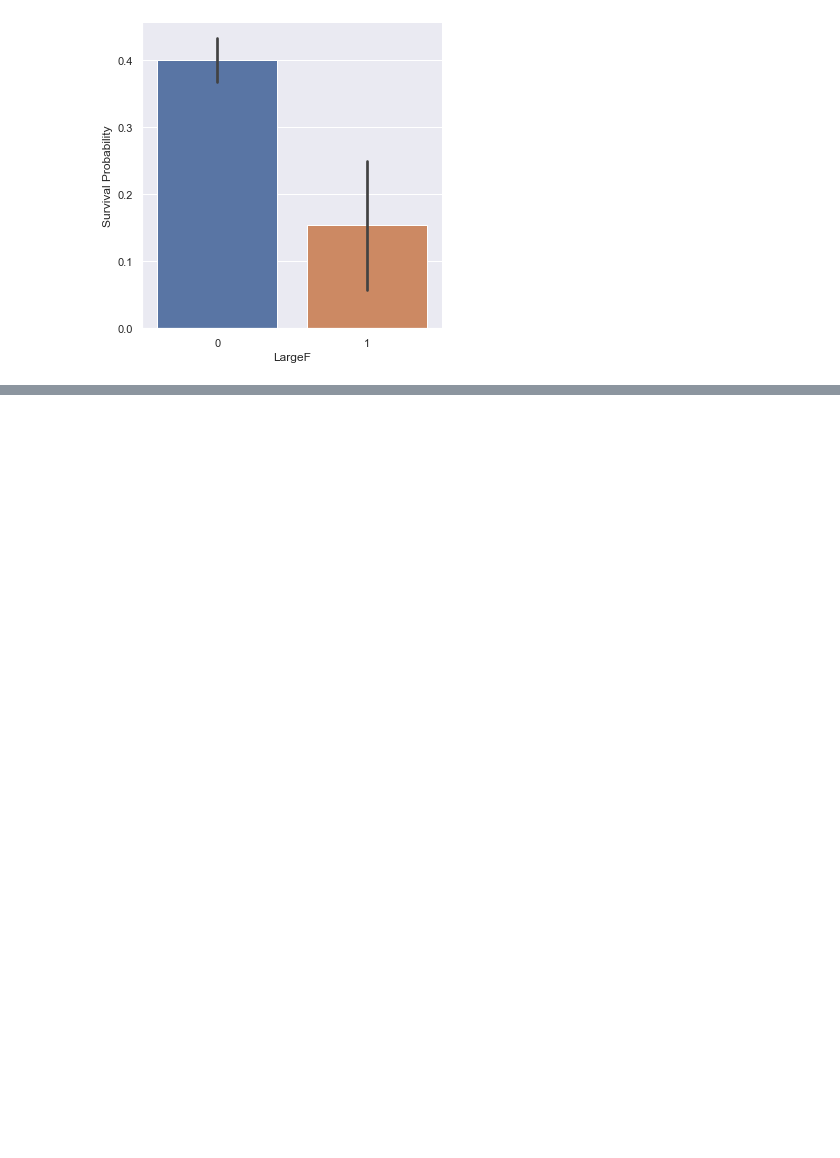
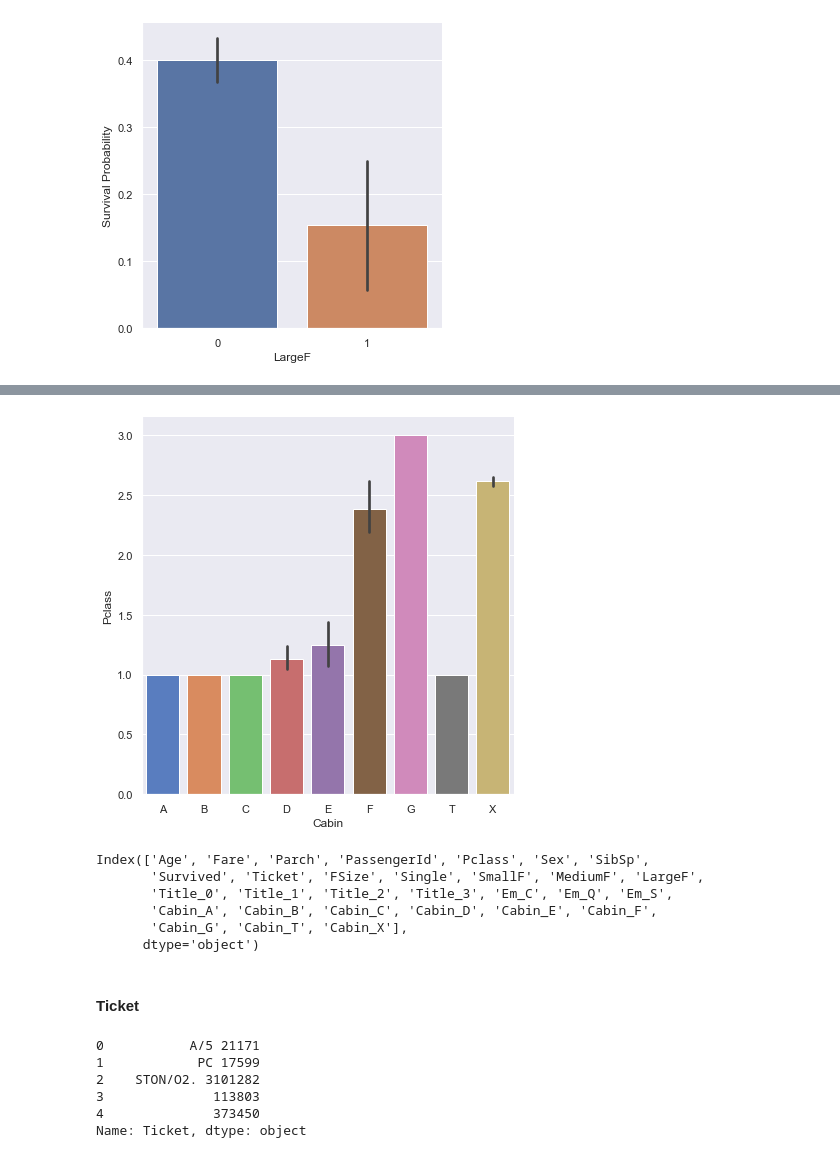
Before and after one commit to pksvv/25Jensemble, a Jupyter notebook: Titanic-Ensemble.ipynb, the cells around one changed output, grey strips where cells are left out. Cells and saved outputs as stored; diff of their text form; code cells hidden in the pictures; blank space fills up the shorter version.

```diff
--- a/Titanic-Ensemble.ipynb
+++ b/Titanic-Ensemble.ipynb
@@ -508,0 +592,4 @@ g = g.set_ylabels('Survival Probability')
+# %%
+g = sns.factorplot(x='Cabin',y='Pclass',data=df,kind='bar',size=6,palette='muted',order='A B C D E F G T X'.split())
+# %% [output]
+[figure, added]
@@ -508,0 +598,20 @@ g = g.set_ylabels('Survival Probability')
+# %%
+df.columns
+# %% [output]
+Index(['Age', 'Fare', 'Parch', 'PassengerId', 'Pclass', 'Sex', 'SibSp',
+       'Survived', 'Ticket', 'FSize', 'Single', 'SmallF', 'MediumF', 'LargeF',
+       'Title_0', 'Title_1', 'Title_2', 'Title_3', 'Em_C', 'Em_Q', 'Em_S',
+       'Cabin_A', 'Cabin_B', 'Cabin_C', 'Cabin_D', 'Cabin_E', 'Cabin_F',
+       'Cabin_G', 'Cabin_T', 'Cabin_X'],
+      dtype='object')
+# %% [markdown]
+#### Ticket
+# %%
+df['Ticket'].head()
+# %% [output]
+0           A/5 21171
+1            PC 17599
+2    STON/O2. 3101282
+3              113803
+4              373450
+Name: Ticket, dtype: object
```
Also changed, not shown: parts of 18 cells of this notebook.
